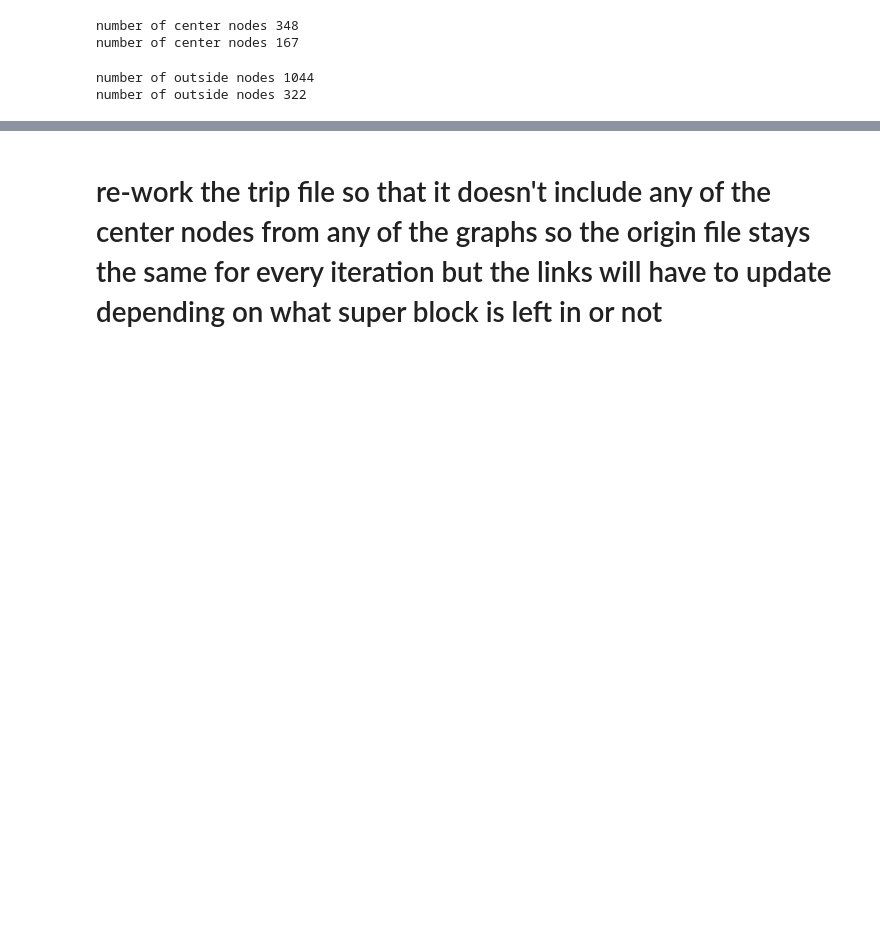
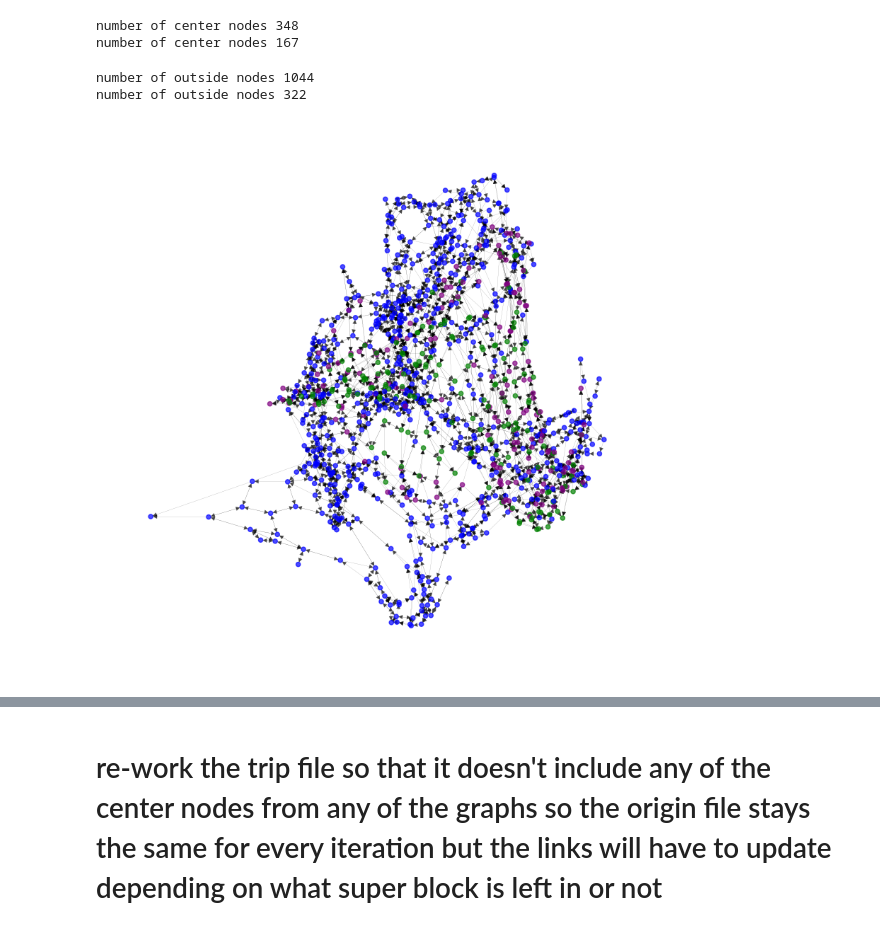
Before and after one commit to claricemottet/Barcelona_Superblock_Placement_Optimization, a Jupyter notebook: networks_bcn.ipynb, the cells around one changed output, grey strips where cells are left out. Drawn from its saved outputs; the diff is of its cells as text; code cells hidden in the pictures; blank space fills up the shorter version.

```diff
--- a/networks_bcn.ipynb
+++ b/networks_bcn.ipynb
@@ -688,0 +672,8 @@ graph_w_superblock(graph, list_center, list_outside, 60)
+# %%
+list_center = dist_number_of_center
+list_outside = dist_number_of_outside
+
+graph_w_superblock(graph, list_center, list_outside, 40)
+# graph_w_superblock(graph, list_center, list_outside, 60)
+# %% [output]
+[figure, added]
```
Also changed, not shown: parts of 7 cells of this notebook.
